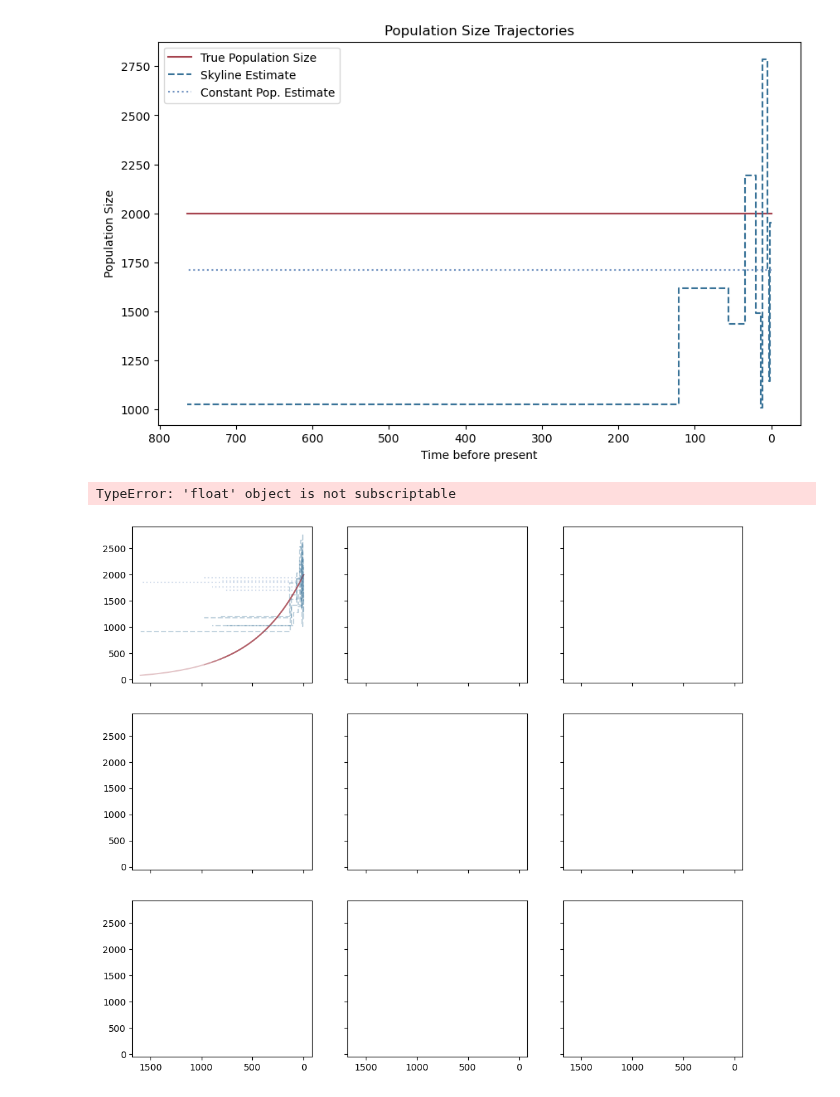
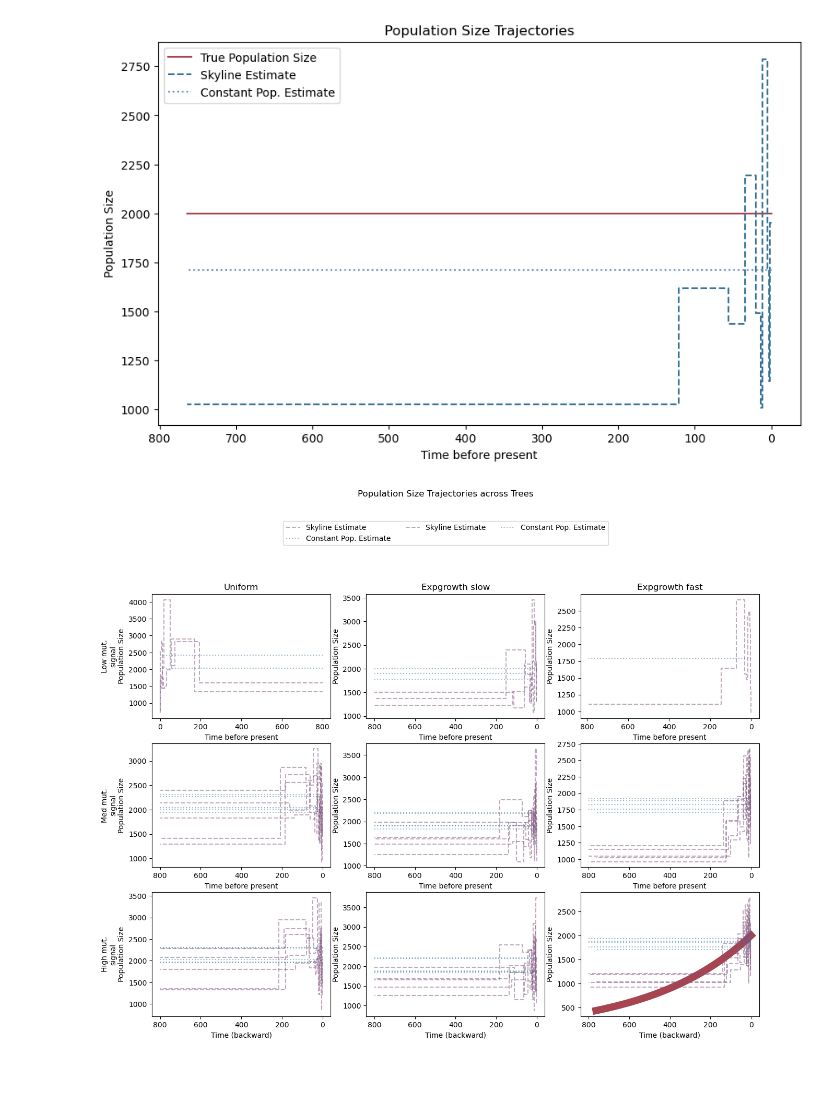
Before and after one commit to marie3003/BESP_paper-analyses, a Jupyter notebook: workflows/evaluate_populationsize.ipynb, the cells around one changed output. Drawn from its saved outputs; the diff is of its cells as text; code cells hidden in the pictures.

```diff
--- a/workflows/evaluate_populationsize.ipynb
+++ b/workflows/evaluate_populationsize.ipynb
@@ -236,6 +236,7 @@ def plot_summary_population_grid(path_info_df, num_groups=10, burnin=0.1):
     plt.show()
+# %%
+df_ = df.dropna()
 # %%
-plot_summary_population_grid(df)
+plot_summary_population_grid(df_, time_horizon=800)
 # %% [output]
-TypeError: 'float' object is not subscriptable
-[figure, old version]
+[figure, new version]
```
Also changed, not shown: parts of 2 cells of this notebook, 9 other files.
